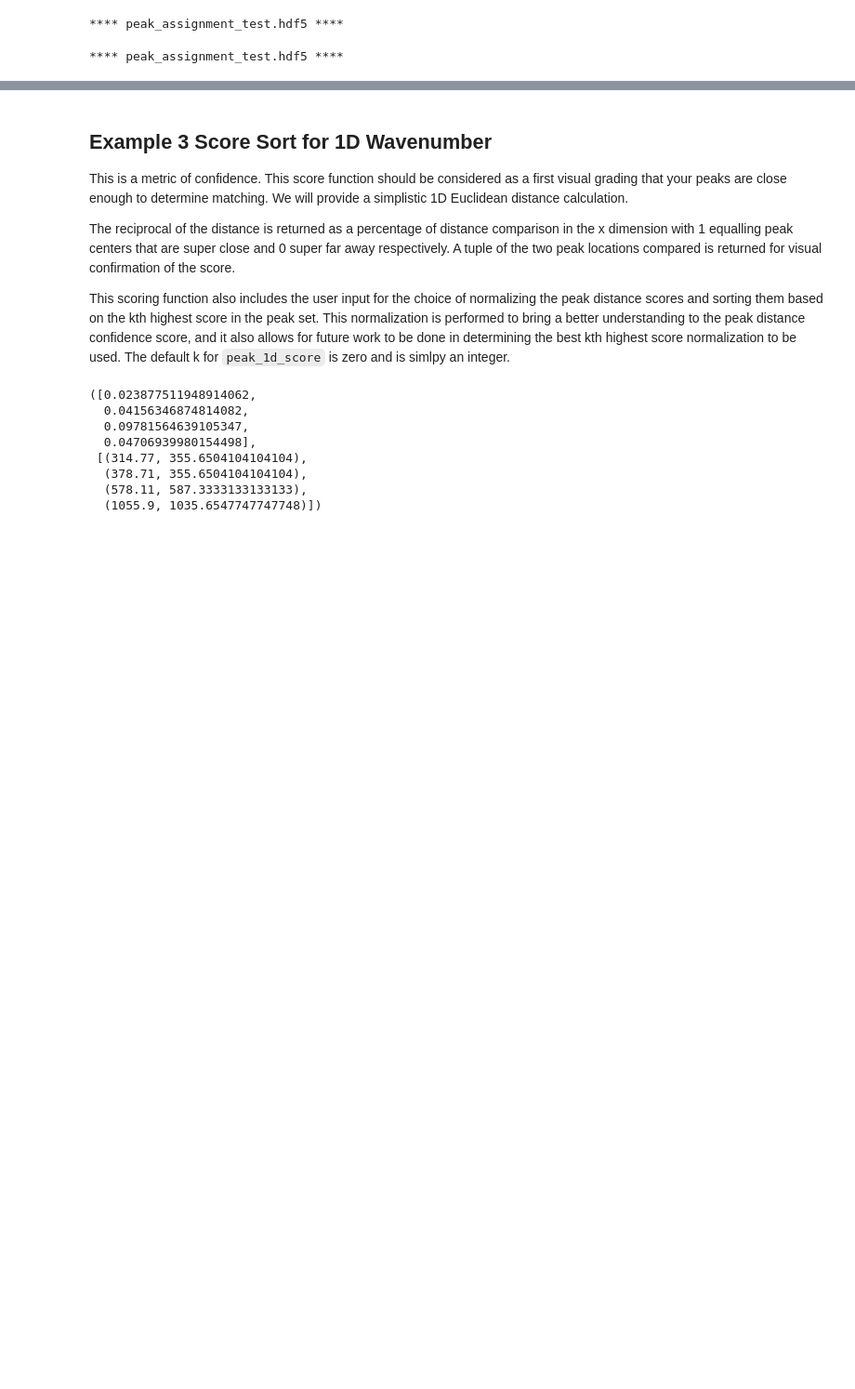
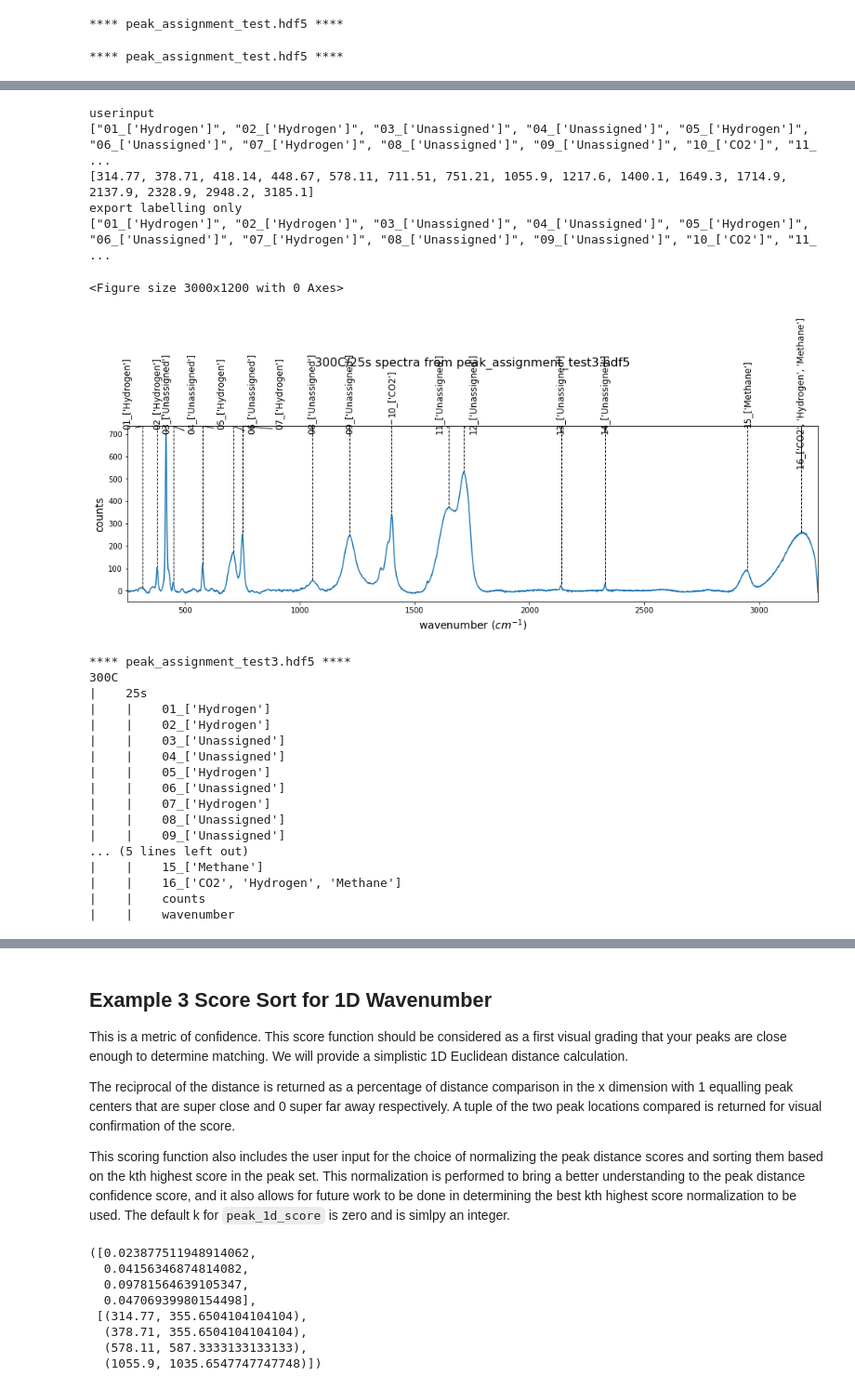
Before and after one commit to raman-noodles/raman-spectra-decomp-analysis, a Jupyter notebook: examples/peakidentify_update_dev.ipynb, the cells around one changed output, grey strips where cells are left out. Shown at 93% size. Cells and saved outputs as stored; diff of their text form; code cells hidden in the pictures; blank space fills up the shorter version.

```diff
--- a/examples/peakidentify_update_dev.ipynb
+++ b/examples/peakidentify_update_dev.ipynb
@@ -100,8 +84,8 @@ dataprep.plot_fit('dataprep_calibration_test.hdf5', 'CO2')
  <matplotlib.axes._axes.Axes at 0x...>)
 [figure]
 # %%
-# dataprep.new_hdf5('dataprep_experiment_test')
-# dataprep.add_experiment('dataprep_experiment_test.hdf5', '../ramandecompy/tests/test_files/FA_3.6wt__300C_25s.csv')
+dataprep.new_hdf5('dataprep_experiment_test')
+dataprep.add_experiment('dataprep_experiment_test.hdf5', '../ramandecompy/tests/test_files/FA_3.6wt__300C_25s.csv')
 # %%
 dataprep.view_hdf5('dataprep_experiment_test.hdf5')
 # %% [output]
@@ -1948,0 +1995,30 @@ dataprep.view_hdf5('peak_assignment_test.hdf5')
+# %%
+dataprep.new_hdf5('peak_assignment_test3')
+newhdf5_expfilename = 'peak_assignment_test3.hdf5'
+export_experiment(hdf5_expfilename, temp, time, newhdf5_expfilename, unknown_x, unknown_y, unknown_peakstest, unknown_peak_assignments_gamma, hdf5_calfilename, 50, '../ramandecompy/tests/test_files/FA_3.6wt__300C_25s.csv', extract = True, nouserinput = False, exportlabelinput = True, plot = True)
+dataprep.view_hdf5('peak_assignment_test3.hdf5')
+# %% [output]
+userinput
+["01_['Hydrogen']", "02_['Hydrogen']", "03_['Unassigned']", "04_['Unassigned']", "05_['Hydrogen']", "06_['Unassigned']", "07_['Hydrogen']", "08_['Unassigned']", "09_['Unassigned']", "10_['CO2']", "11_ ...
+[314.77, 378.71, 418.14, 448.67, 578.11, 711.51, 751.21, 1055.9, 1217.6, 1400.1, 1649.3, 1714.9, 2137.9, 2328.9, 2948.2, 3185.1]
+export labelling only
+["01_['Hydrogen']", "02_['Hydrogen']", "03_['Unassigned']", "04_['Unassigned']", "05_['Hydrogen']", "06_['Unassigned']", "07_['Hydrogen']", "08_['Unassigned']", "09_['Unassigned']", "10_['CO2']", "11_ ...
+<Figure size 3000x1200 with 0 Axes>
+[figure, added]
+**** peak_assignment_test3.hdf5 ****
+300C
+|    25s
+|    |    01_['Hydrogen']
+|    |    02_['Hydrogen']
+|    |    03_['Unassigned']
+|    |    04_['Unassigned']
+|    |    05_['Hydrogen']
+|    |    06_['Unassigned']
+|    |    07_['Hydrogen']
+|    |    08_['Unassigned']
+|    |    09_['Unassigned']
+... (5 lines left out)
+|    |    15_['Methane']
+|    |    16_['CO2', 'Hydrogen', 'Methane']
+|    |    counts
+|    |    wavenumber
```
Also changed, not shown: parts of 34 cells of this notebook.
